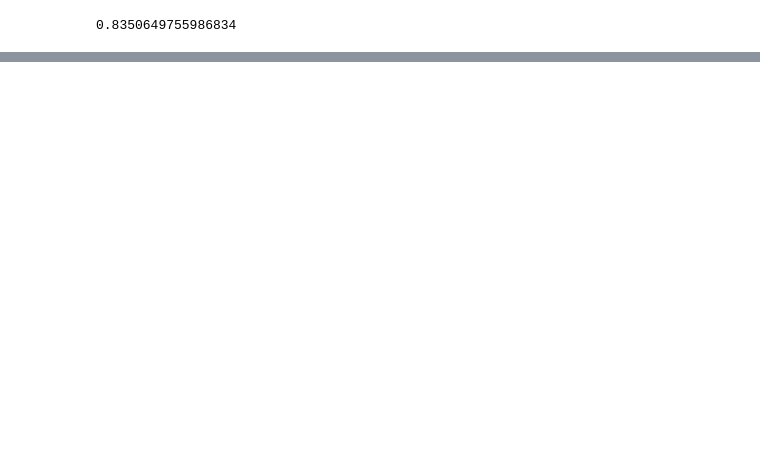
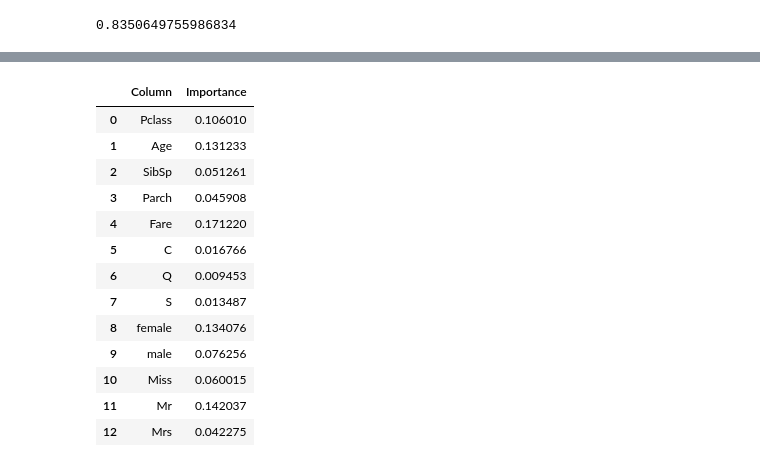
Before and after one commit to Elwing-Chou/cb104, a Jupyter notebook: titanic.ipynb, the cells around one changed output, grey strips where cells are left out. Saved outputs shown, nothing was run; the diff lists cells and outputs as text; code cells hidden in the pictures; blank space fills up the shorter version.

```diff
--- a/titanic.ipynb
+++ b/titanic.ipynb
@@ -284,0 +319,22 @@ print(search.best_score_)
+# %%
+c = x_train.columns
+i = clf.feature_importances_
+show = pd.DataFrame()
+show["Column"] = c
+show["Importance"] = i
+show
+# %% [output]
+|  | Column | Importance |
+| 0 | Pclass | 0.106010 |
+| 1 | Age | 0.131233 |
+| 2 | SibSp | 0.051261 |
+| 3 | Parch | 0.045908 |
+| 4 | Fare | 0.171220 |
+| 5 | C | 0.016766 |
+| 6 | Q | 0.009453 |
+| 7 | S | 0.013487 |
+| 8 | female | 0.134076 |
+| 9 | male | 0.076256 |
+| 10 | Miss | 0.060015 |
+| 11 | Mr | 0.142037 |
+| 12 | Mrs | 0.042275 |
```
Also changed, not shown: parts of 2 cells of this notebook.
